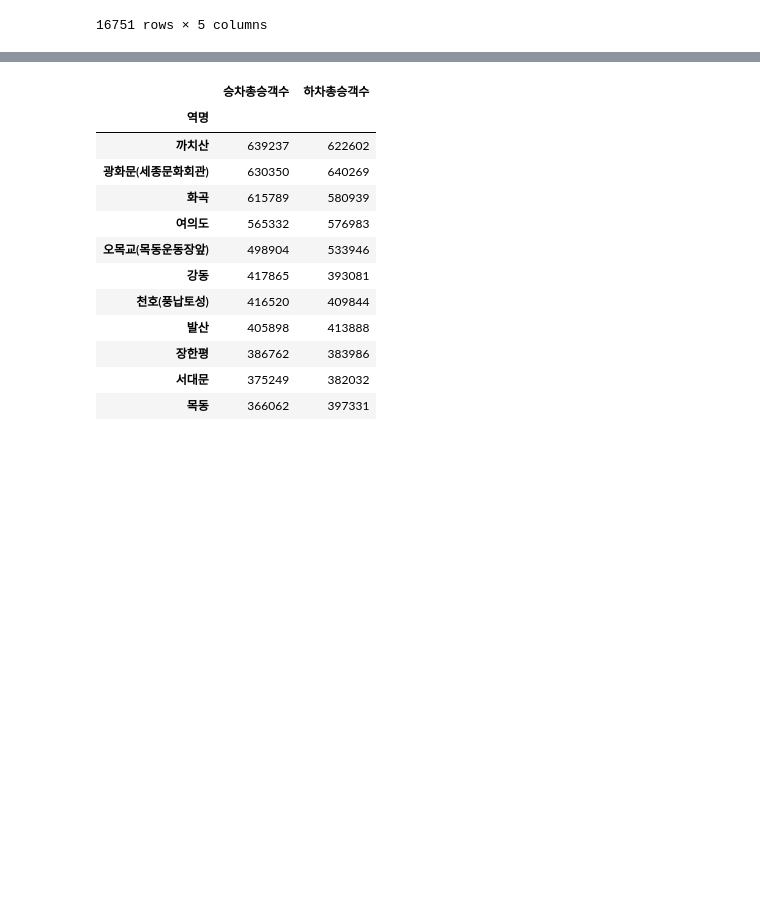
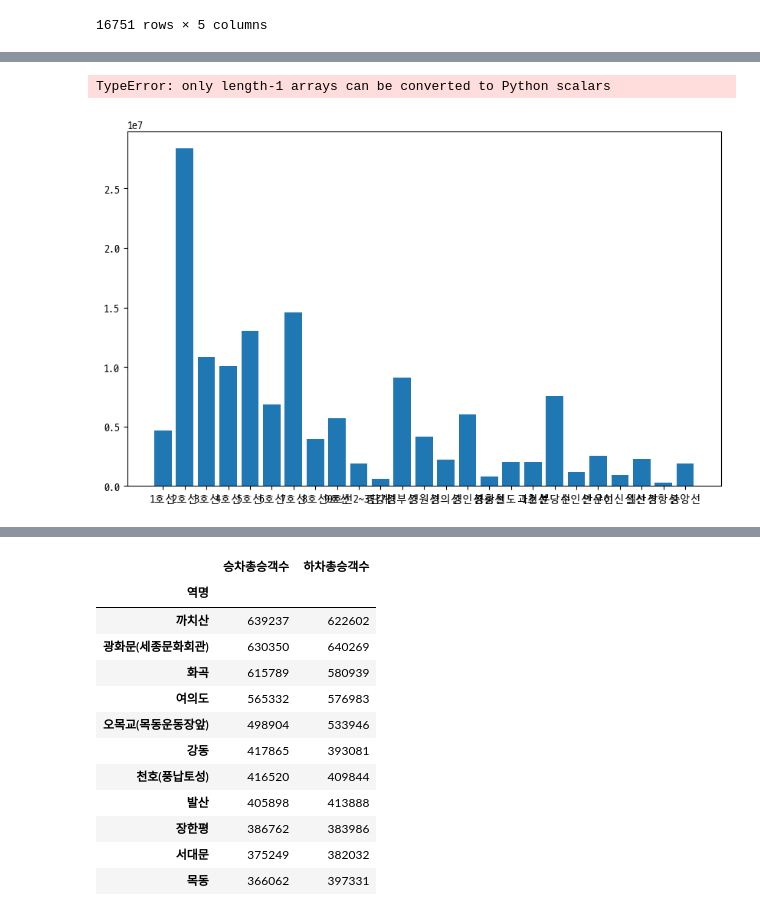
Before and after one commit to cherrima/hipython, a Jupyter notebook: 08.pandas_drill.ipynb, the cells around one changed output, grey strips where cells are left out. Cells and saved outputs as stored; diff of their text form; code cells hidden in the pictures; blank space fills up the shorter version.

Commit message:
Visualization Drills

```diff
--- a/08.pandas_drill.ipynb
+++ b/08.pandas_drill.ipynb
@@ -71,0 +106,20 @@ sub_line[['승차총승객수', '하차총승객수']].sum(numeric_only=True).ma
+# %%
+line_df = sub_line[['승차총승객수', '하차총승객수']].sum(numeric_only=True)
+
+# line_df.plot(kind='bar', figsize=(15, 6))
+# gr_sr.plot(kind='bar', color='skyblue', figsize=(10, 6))
+line_df.index
+line_df['승차총승객수']
+
+plt.figure(figsize=(10, 6))
+plt.bar(line_df.index, line_df['승차총승객수'])  # marker='o' 는 라인플롯에
+plt.bar(line_df.index, [line_df['승차총승객수'], line_df['하차총승객수']])  # marker='o' 는 라인플롯에
+
+plt.title('노선별 승객수 - 2021년2월')
+plt.xlabel('노선명')
+plt.ylabel('승객수')
+plt.xticks(rotation=60) # 글자가 겹치지 않게 회전
+plt.show()
+# %% [output]
+TypeError: only length-1 arrays can be converted to Python scalars
+[figure, added]
```
Also changed, not shown: parts of 4 cells of this notebook, 4 other files.
